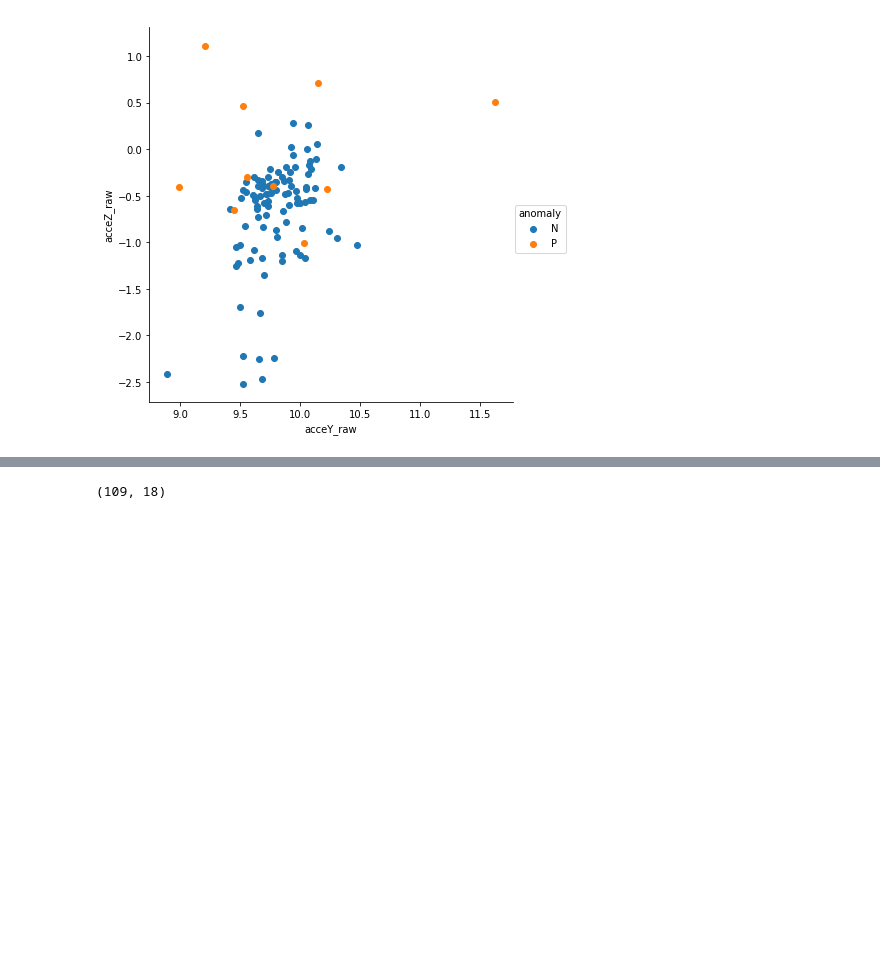
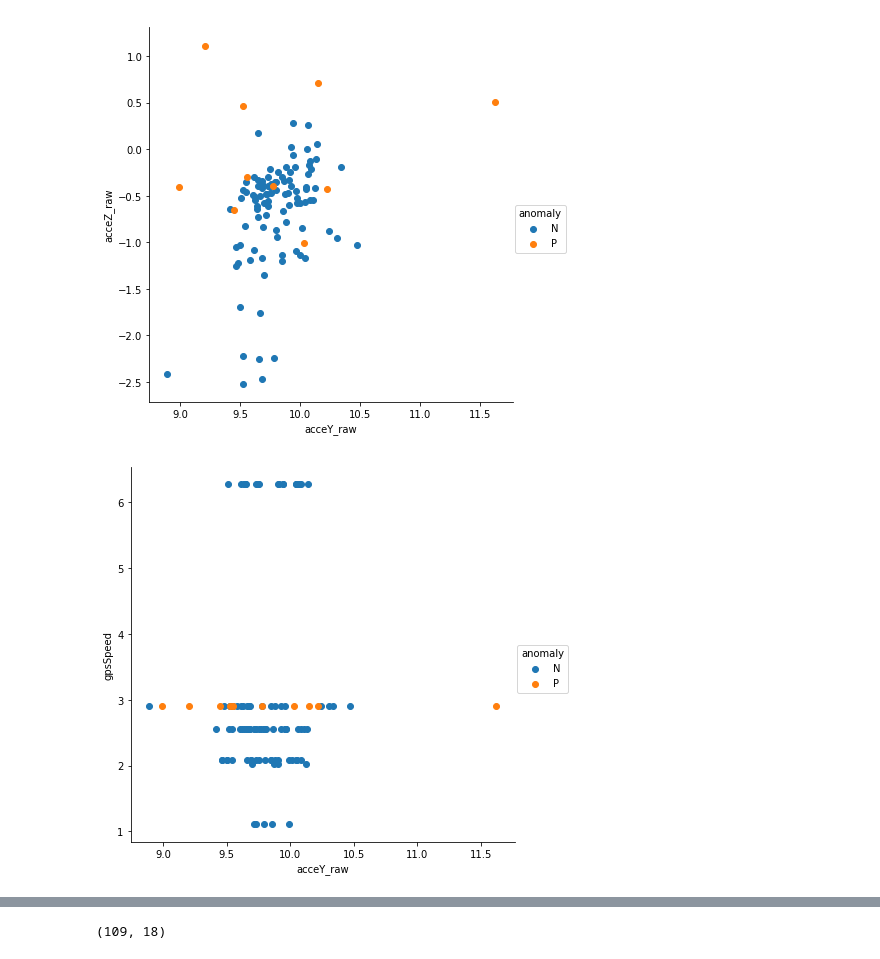
Before and after one commit to codemogroup/ML_Project, a Jupyter notebook: AnomalyDetector.ipynb, the cells around one changed output, grey strips where cells are left out. Cells and saved outputs as stored; diff of their text form; code cells hidden in the pictures; blank space fills up the shorter version.

```diff
--- a/AnomalyDetector.ipynb
+++ b/AnomalyDetector.ipynb
@@ -52,3 +55,11 @@ sns.FacetGrid(data, hue="anomaly", size=6) \
 plt.show()
 # %% [output]
 [figure]
+# %%
+sns.FacetGrid(data, hue="anomaly", size=6) \
+   .map(plt.scatter, "acceY_raw", "gpsSpeed") \
+   .add_legend()
+
+plt.show()
+# %% [output]
+[figure, added]
```
Also changed, not shown: parts of 42 cells of this notebook.
